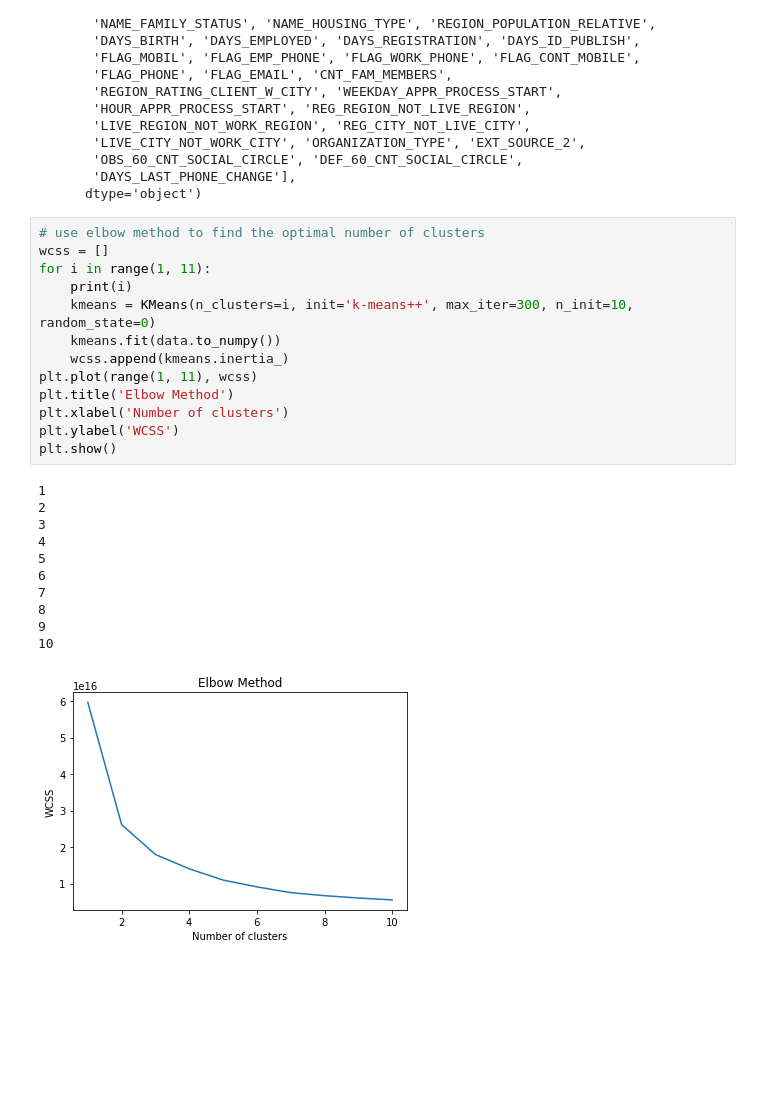
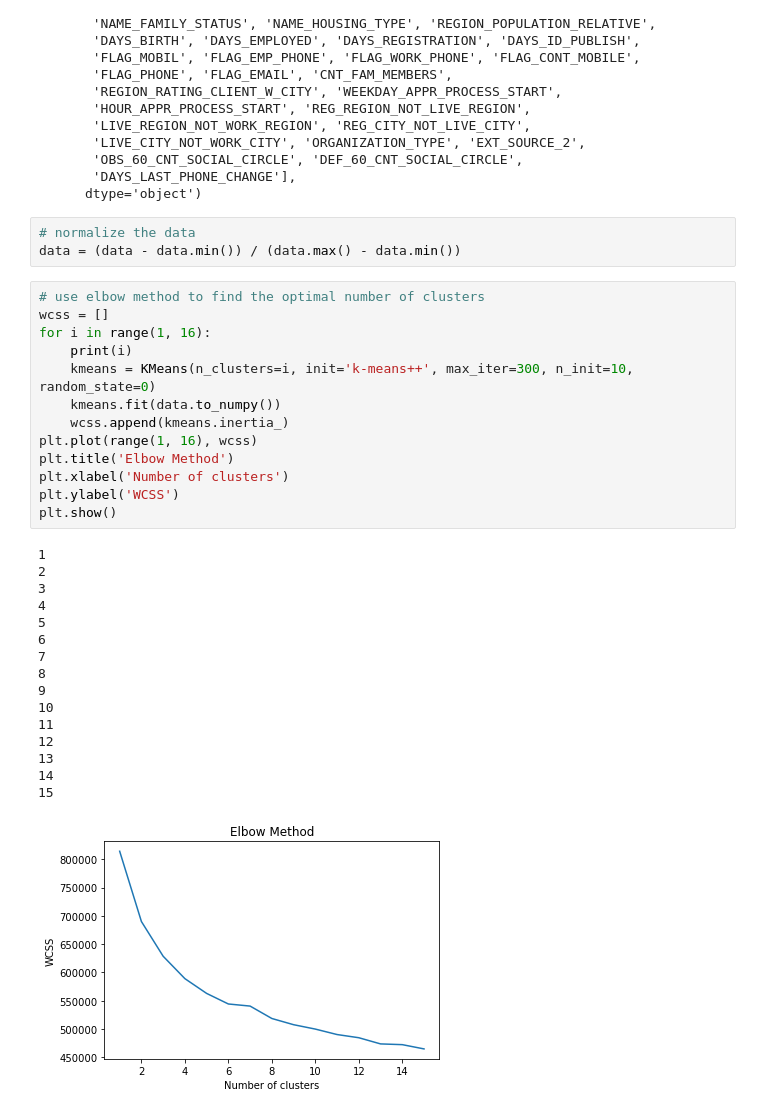
Before and after one commit to A7medAref/Predictive-Analytics-for-Loan-Default-Risk, a Jupyter notebook: src/k-means.ipynb, the cells around one changed output. Cells and saved outputs as stored; diff of their text form; blank space fills up the shorter version.

```diff
--- a/src/k-means.ipynb
+++ b/src/k-means.ipynb
@@ -23,29 +23,37 @@ Index(['TARGET', 'NAME_CONTRACT_TYPE', 'CODE_GENDER', 'FLAG_OWN_CAR',
        'OBS_60_CNT_SOCIAL_CIRCLE', 'DEF_60_CNT_SOCIAL_CIRCLE',
        'DAYS_LAST_PHONE_CHANGE'],
       dtype='object')
+# %%
+# normalize the data
+data = (data - data.min()) / (data.max() - data.min())
 # %%
 # use elbow method to find the optimal number of clusters
 wcss = []
-for i in range(1, 11):
+for i in range(1, 16):
     print(i)
     kmeans = KMeans(n_clusters=i, init='k-means++', max_iter=300, n_init=10, random_state=0)
     kmeans.fit(data.to_numpy())
     wcss.append(kmeans.inertia_)
-plt.plot(range(1, 11), wcss)
+plt.plot(range(1, 16), wcss)
 plt.title('Elbow Method')
 plt.xlabel('Number of clusters')
 plt.ylabel('WCSS')
 plt.show()
 # %% [output]
 1
 2
 3
 4
 5
 6
 7
 8
 9
 10
+11
+12
+13
+14
+15
-[figure, old version]
+[figure, new version]
 # %%
```
Also changed, not shown: parts of 3 cells of this notebook, 3 other files.
